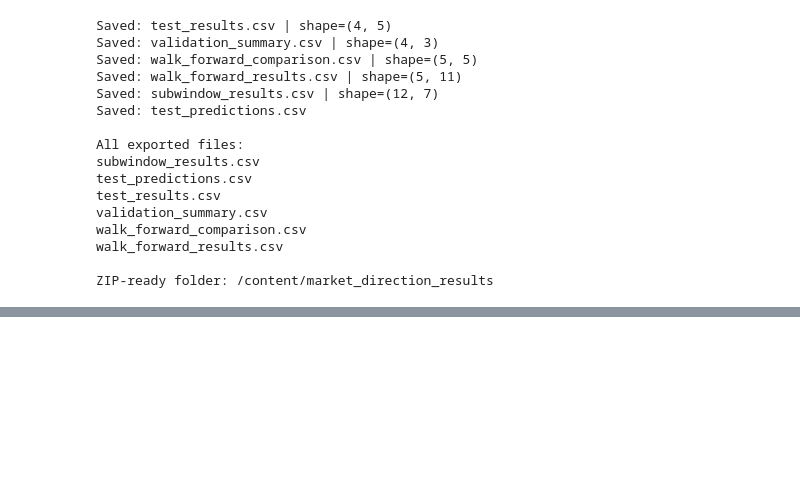
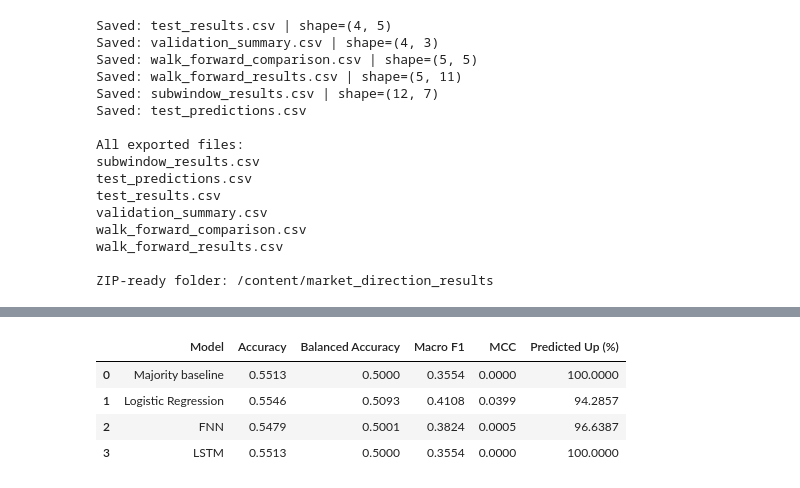
Before and after one commit to Julius-Scissor/Financial-Market-Direction-ML, a Jupyter notebook: notebooks/01_market_direction_analysis.ipynb, the cells around one changed output, grey strips where cells are left out. Drawn from its saved outputs; the diff is of its cells as text; code cells hidden in the pictures; blank space fills up the shorter version.

```diff
--- a/notebooks/01_market_direction_analysis.ipynb
+++ b/notebooks/01_market_direction_analysis.ipynb
@@ -4291,0 +5095,49 @@ ZIP created successfully: /content/market_direction_results.zip
+# %%
+
+# Generate validation predictions for FNN and LSTM
+fnn_trade.eval()
+lstm_trade.eval()
+logistic_trade_pred = logistic_trade.predict(X_val)
+majority_trade_pred = majority_model.predict(X_val)
+
+with torch.no_grad():
+    fnn_val_prob = torch.sigmoid(
+        fnn_trade(Xva_t.to(device))
+    ).cpu().numpy().ravel()
+
+    lstm_val_prob = torch.sigmoid(
+        lstm_trade(Xva_seq_t.to(device))
+    ).cpu().numpy().ravel()
+
+fnn_val_pred = (fnn_val_prob >= 0.5).astype(int)
+lstm_val_pred = (lstm_val_prob >= 0.5).astype(int)
+
+# Common dates: LSTM validation sequence targets
+common_val_y = y_val_seq_trade
+
+common_predictions = {
+    "Majority baseline": majority_trade_pred[SEQ_LEN - 1:],
+    "Logistic Regression": logistic_trade_pred[SEQ_LEN - 1:],
+    "FNN": fnn_val_pred[SEQ_LEN - 1:],
+    "LSTM": lstm_val_pred,
+}
+
+validation_comparison = pd.DataFrame([
+    evaluate_classifier(
+        type("FixedPredictor", (), {
+            "predict": lambda self, X, p=pred: p
+        })(),
+        np.zeros((len(common_val_y), 1)),
+        common_val_y,
+        name
+    )
+    for name, pred in common_predictions.items()
+])
+
+show_table(validation_comparison.round(4))
+# %% [output]
+|  | Model | Accuracy | Balanced Accuracy | Macro F1 | MCC | Predicted Up (%) |
+| 0 | Majority baseline | 0.5513 | 0.5000 | 0.3554 | 0.0000 | 100.0000 |
+| 1 | Logistic Regression | 0.5546 | 0.5093 | 0.4108 | 0.0399 | 94.2857 |
+| 2 | FNN | 0.5479 | 0.5001 | 0.3824 | 0.0005 | 96.6387 |
+| 3 | LSTM | 0.5513 | 0.5000 | 0.3554 | 0.0000 | 100.0000 |
```
Also changed, not shown: parts of 52 cells of this notebook.
